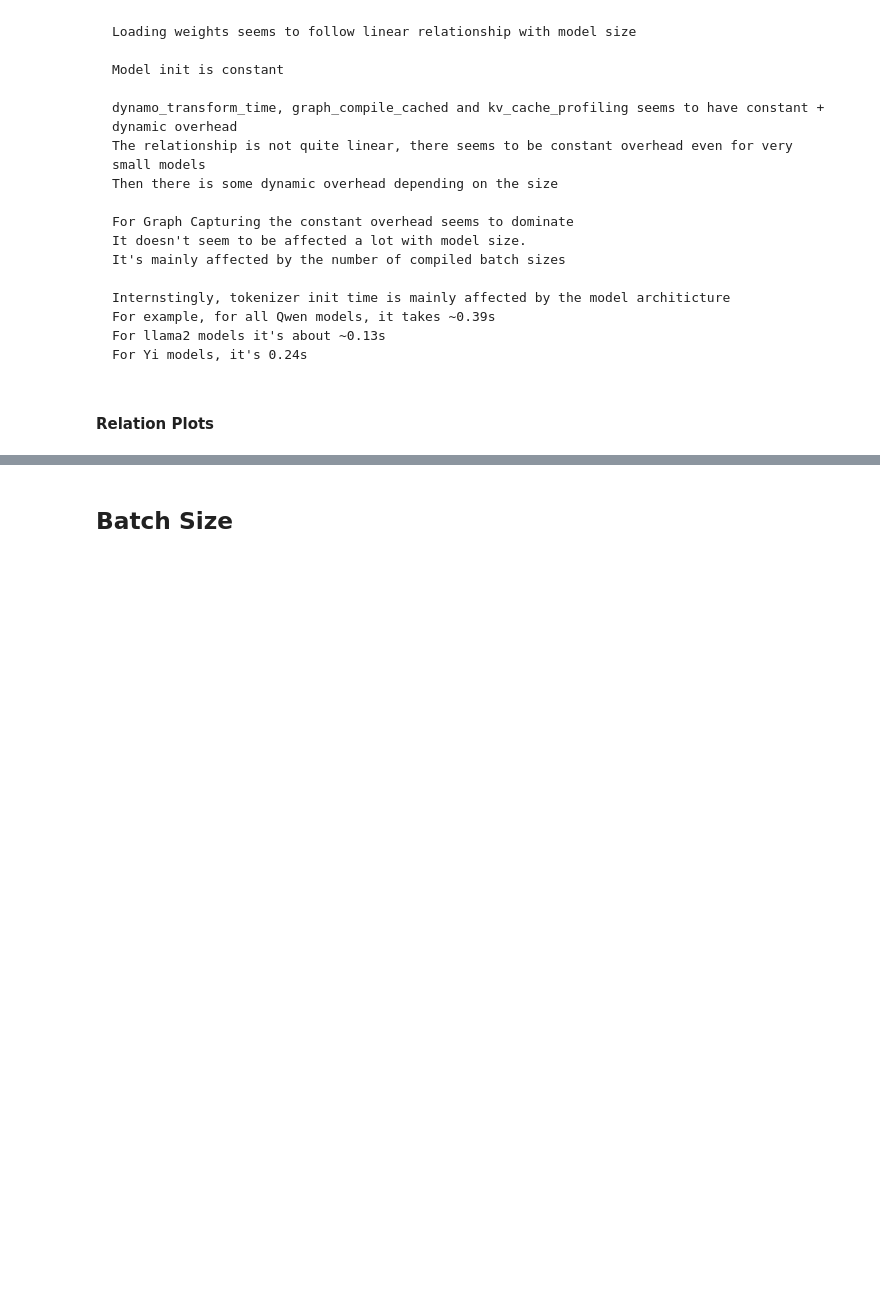
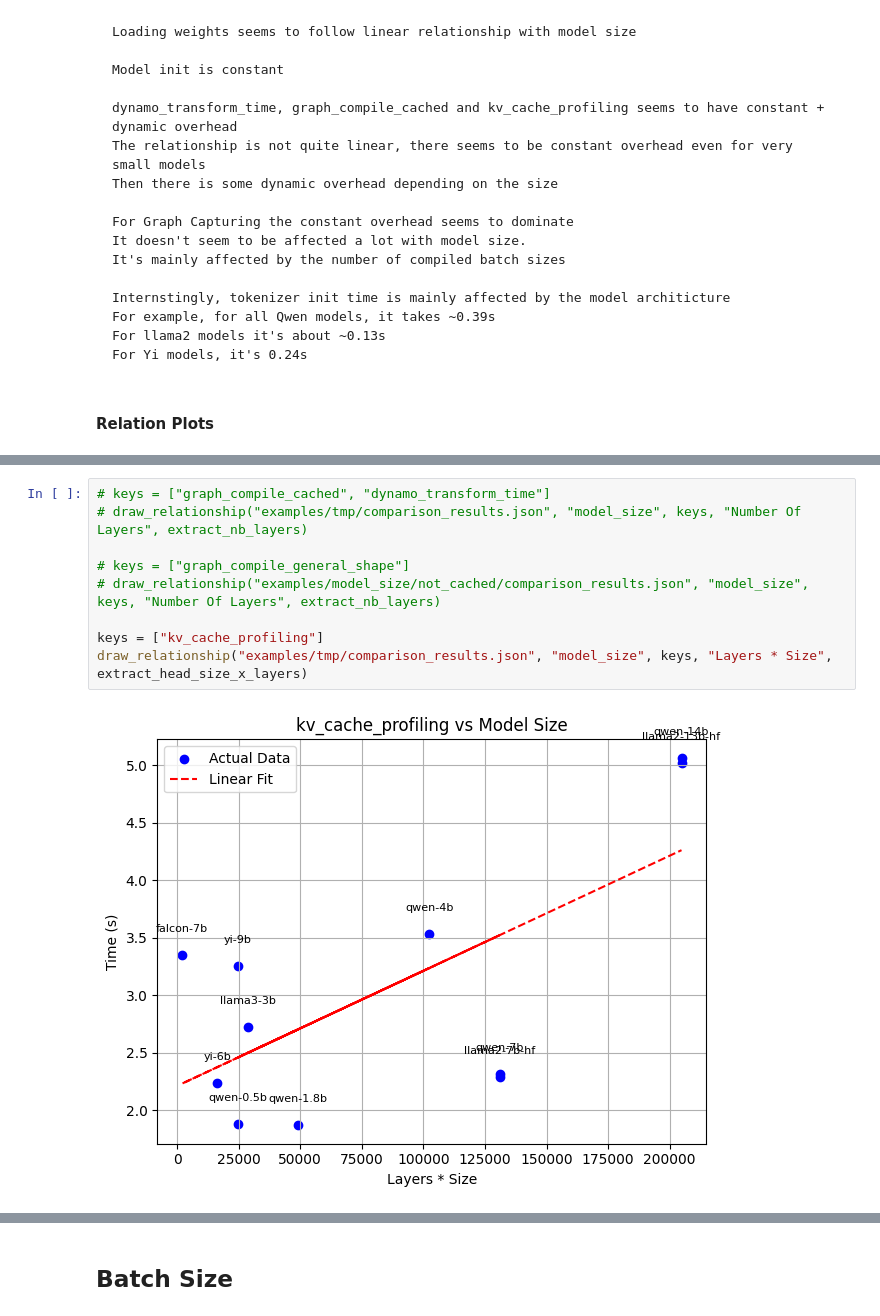
Before and after one commit to Huzifa1/vllm-profiling, a Jupyter notebook: visualize.ipynb, the cells around one changed output, grey strips where cells are left out. Saved outputs shown, nothing was run; the diff lists cells and outputs as text; blank space fills up the shorter version.

```diff
--- a/visualize.ipynb
+++ b/visualize.ipynb
@@ -243,0 +433,11 @@ draw_relationship(model_size_json_filepath, "model_size", keys, "Model Size (Bil
+# %%
+# keys = ["graph_compile_cached", "dynamo_transform_time"]
+# draw_relationship("examples/tmp/comparison_results.json", "model_size", keys, "Number Of Layers", extract_nb_layers)
+
+# keys = ["graph_compile_general_shape"]
+# draw_relationship("examples/model_size/not_cached/comparison_results.json", "model_size", keys, "Number Of Layers", extract_nb_layers)
+
+keys = ["kv_cache_profiling"]
+draw_relationship("examples/tmp/comparison_results.json", "model_size", keys, "Layers * Size", extract_head_size_x_layers)
+# %% [output]
+[figure, added]
```
Also changed, not shown: parts of 9 cells of this notebook, 30 other files.
